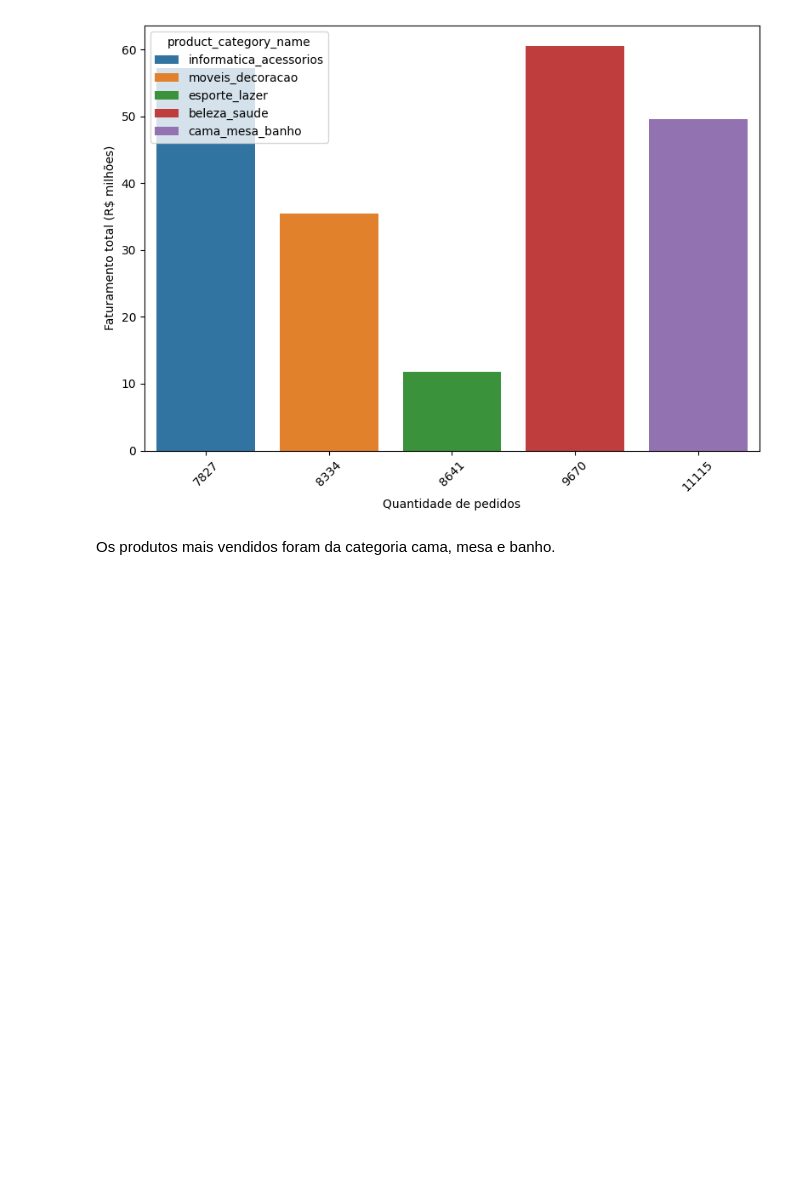
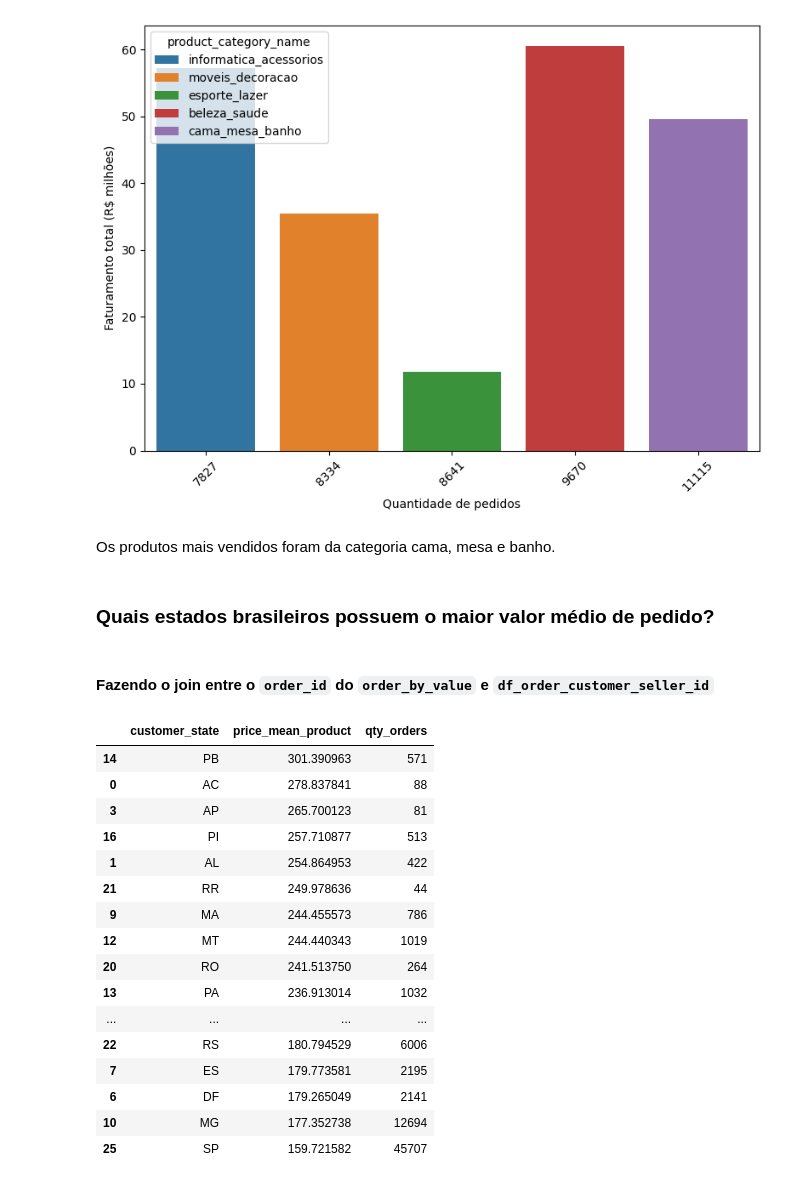
Before and after one commit to marcello10/triggo-ai-olist, a Jupyter notebook: analyses-olist.ipynb, the cells around one changed output. Drawn from its saved outputs; the diff is of its cells as text; code cells hidden in the pictures; blank space fills up the shorter version.

```diff
--- a/analyses-olist.ipynb
+++ b/analyses-olist.ipynb
@@ -1176,3 +1118,7 @@ plt.tight_layout()  # Ajustando o layout para evitar sobreposição
 [figure]
 # %% [markdown]
 Os produtos mais vendidos foram da categoria cama, mesa e banho.
+# %% [markdown]
+### Quais estados brasileiros possuem o maior valor médio de pedido?
+# %% [markdown]
+#### Fazendo o join entre o `order_id` do `order_by_value` e `df_order_customer_seller_id`
@@ -1178,0 +1130,28 @@ Os produtos mais vendidos foram da categoria cama, mesa e banho.
+# %%
+order_value_customer_state = order_by_value_state[['customer_state',
+                    'payment_value'
+                    ]].groupby('customer_state').mean().reset_index()
+order_value_customer_state = order_value_customer_state.merge(
+        df_order_customer_seller_id['customer_state'].value_counts().reset_index(),
+        on='customer_state').rename(columns={'count':'qty_orders',
+                                    'payment_value':'price_mean_product'}).sort_values(
+                                            by='price_mean_product',ascending=False)
+order_value_customer_state
+# %% [output]
+|  | customer_state | price_mean_product | qty_orders |
+| 14 | PB | 301.390963 | 571 |
+| 0 | AC | 278.837841 | 88 |
+| 3 | AP | 265.700123 | 81 |
+| 16 | PI | 257.710877 | 513 |
+| 1 | AL | 254.864953 | 422 |
+| 21 | RR | 249.978636 | 44 |
+| 9 | MA | 244.455573 | 786 |
+| 12 | MT | 244.440343 | 1019 |
+| 20 | RO | 241.513750 | 264 |
+| 13 | PA | 236.913014 | 1032 |
+| ... | ... | ... | ... |
+| 22 | RS | 180.794529 | 6006 |
+| 7 | ES | 179.773581 | 2195 |
+| 6 | DF | 179.265049 | 2141 |
+| 10 | MG | 177.352738 | 12694 |
+| 25 | SP | 159.721582 | 45707 |
```
Also changed, not shown: parts of 11 cells of this notebook, 1 other file.
